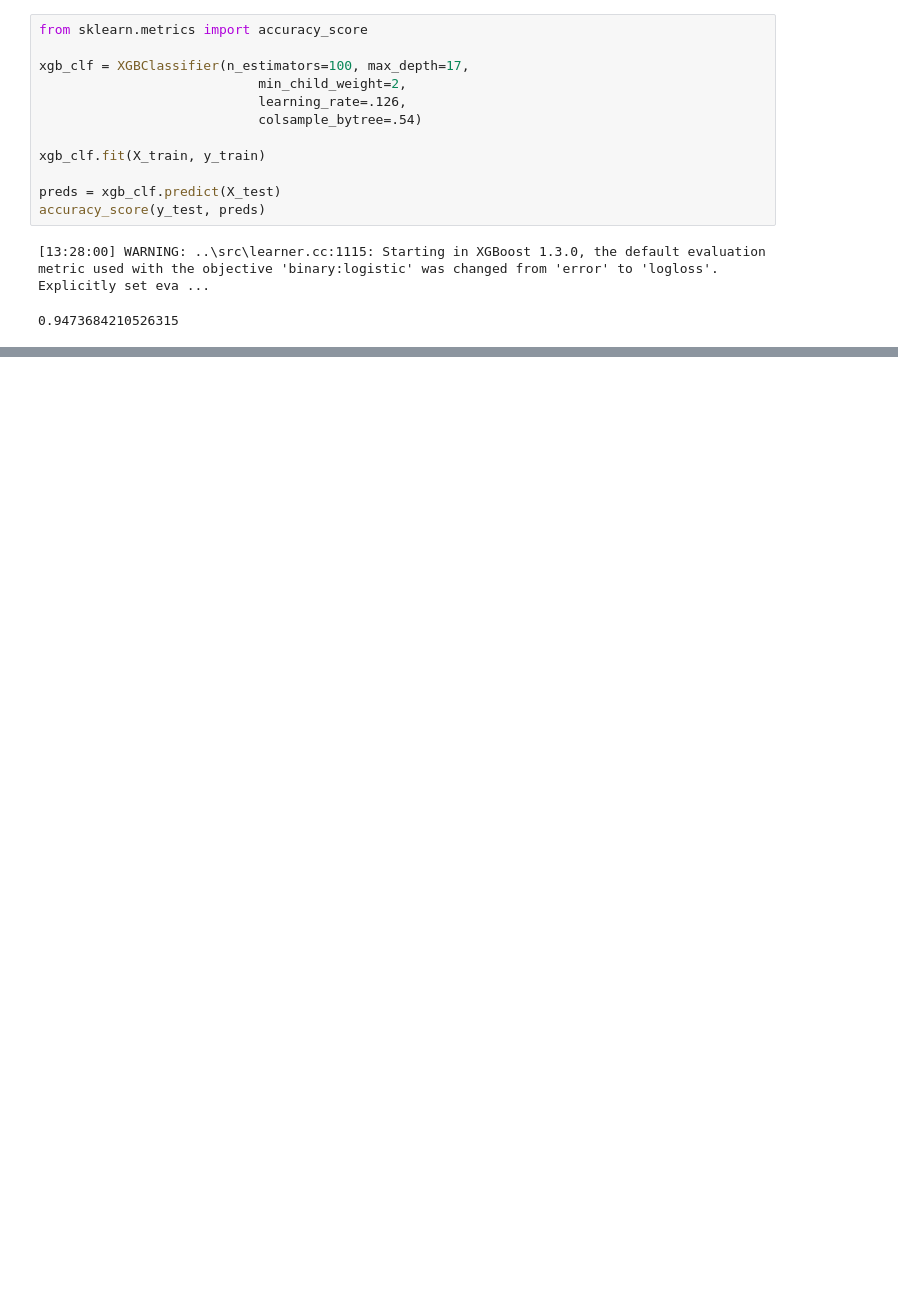
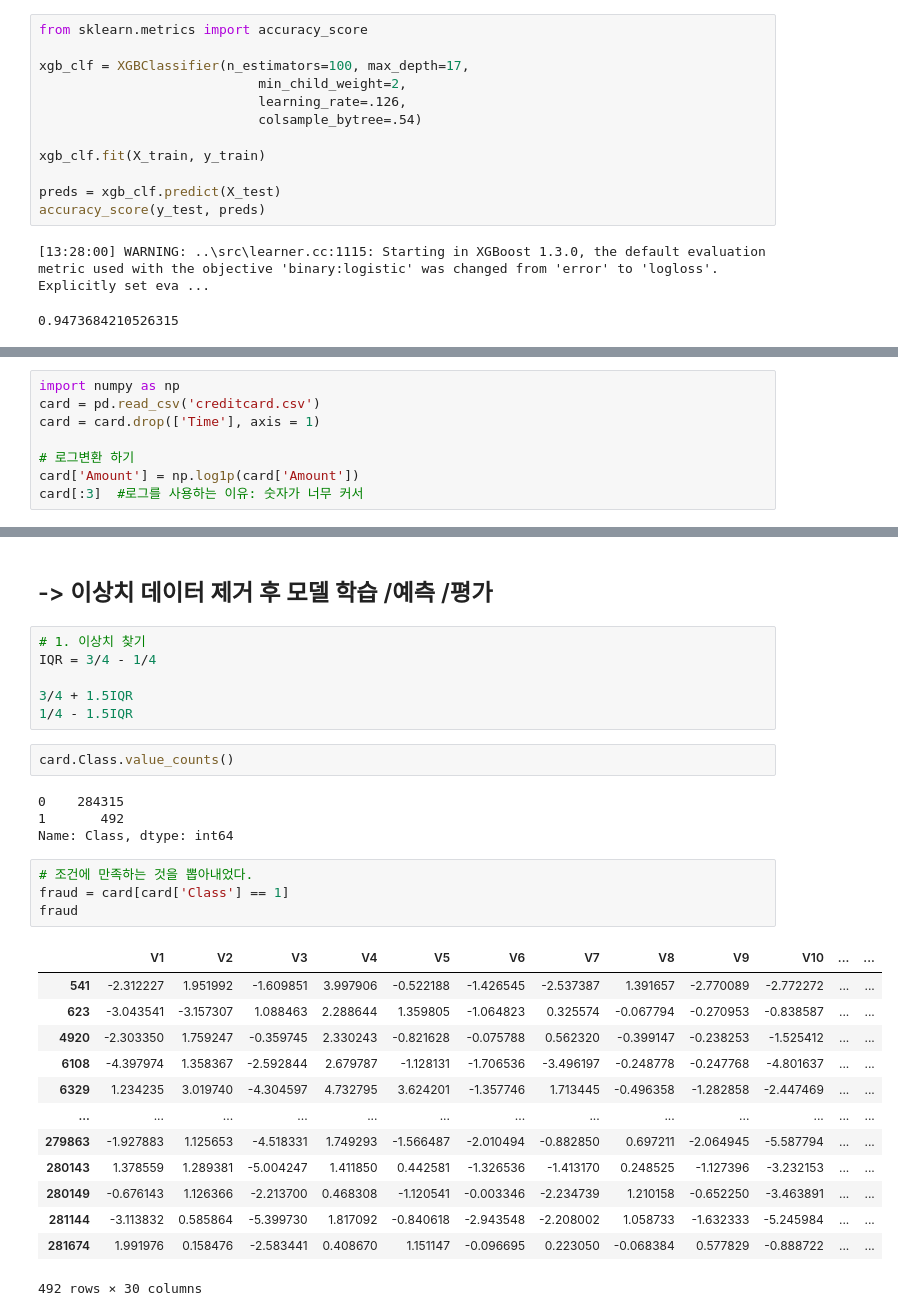
Before and after one commit to zzwony/Start_0920, a Jupyter notebook: 머신러닝.ipynb, the cells around one changed output, grey strips where cells are left out. Saved outputs shown, nothing was run; the diff lists cells and outputs as text; blank space fills up the shorter version.

```diff
--- a/머신러닝.ipynb
+++ b/머신러닝.ipynb
@@ -1515,0 +1695,8 @@ accuracy_score(y_test, preds)
+# %%
+import numpy as np
+card = pd.read_csv('creditcard.csv')
+card = card.drop(['Time'], axis = 1)
+
+# 로그변환 하기
+card['Amount'] = np.log1p(card['Amount'])
+card[:3]  #로그를 사용하는 이유: 숫자가 너무 커서
@@ -1515,0 +1746,32 @@ accuracy_score(y_test, preds)
+# %% [markdown]
+## -> 이상치 데이터 제거 후 모델 학습 /예측 /평가
+# %%
+# 1. 이상치 찾기
+IQR = 3/4 - 1/4
+
+3/4 + 1.5IQR
+1/4 - 1.5IQR
+# %%
+card.Class.value_counts()
+# %% [output]
+0    284315
+1       492
+Name: Class, dtype: int64
+# %%
+# 조건에 만족하는 것을 뽑아내었다.
+fraud = card[card['Class'] == 1]
+fraud
+# %% [output]
+|  | V1 | V2 | V3 | V4 | V5 | V6 | V7 | V8 | V9 | V10 | ... | ... |
+| 541 | -2.312227 | 1.951992 | -1.609851 | 3.997906 | -0.522188 | -1.426545 | -2.537387 | 1.391657 | -2.770089 | -2.772272 | ... | ... |
+| 623 | -3.043541 | -3.157307 | 1.088463 | 2.288644 | 1.359805 | -1.064823 | 0.325574 | -0.067794 | -0.270953 | -0.838587 | ... | ... |
+| 4920 | -2.303350 | 1.759247 | -0.359745 | 2.330243 | -0.821628 | -0.075788 | 0.562320 | -0.399147 | -0.238253 | -1.525412 | ... | ... |
+| 6108 | -4.397974 | 1.358367 | -2.592844 | 2.679787 | -1.128131 | -1.706536 | -3.496197 | -0.248778 | -0.247768 | -4.801637 | ... | ... |
+| 6329 | 1.234235 | 3.019740 | -4.304597 | 4.732795 | 3.624201 | -1.357746 | 1.713445 | -0.496358 | -1.282858 | -2.447469 | ... | ... |
+| ... | ... | ... | ... | ... | ... | ... | ... | ... | ... | ... | ... | ... |
+| 279863 | -1.927883 | 1.125653 | -4.518331 | 1.749293 | -1.566487 | -2.010494 | -0.882850 | 0.697211 | -2.064945 | -5.587794 | ... | ... |
+| 280143 | 1.378559 | 1.289381 | -5.004247 | 1.411850 | 0.442581 | -1.326536 | -1.413170 | 0.248525 | -1.127396 | -3.232153 | ... | ... |
+| 280149 | -0.676143 | 1.126366 | -2.213700 | 0.468308 | -1.120541 | -0.003346 | -2.234739 | 1.210158 | -0.652250 | -3.463891 | ... | ... |
+| 281144 | -3.113832 | 0.585864 | -5.399730 | 1.817092 | -0.840618 | -2.943548 | -2.208002 | 1.058733 | -1.632333 | -5.245984 | ... | ... |
+| 281674 | 1.991976 | 0.158476 | -2.583441 | 0.408670 | 1.151147 | -0.096695 | 0.223050 | -0.068384 | 0.577829 | -0.888722 | ... | ... |
+492 rows × 30 columns
```
Also changed, not shown: parts of 34 cells of this notebook.
